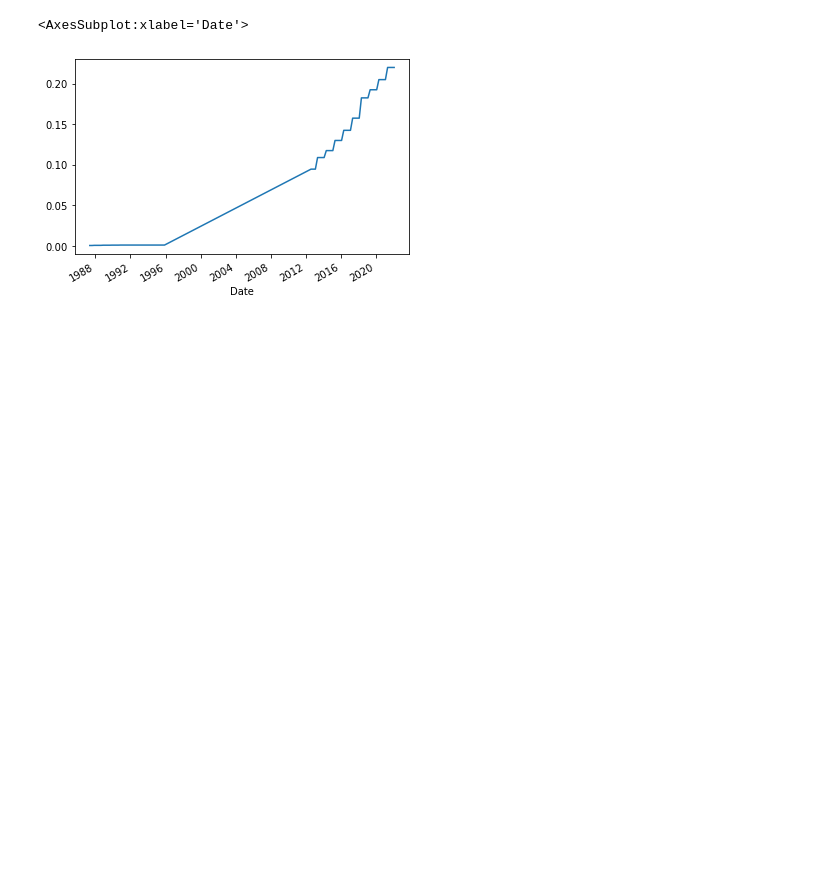
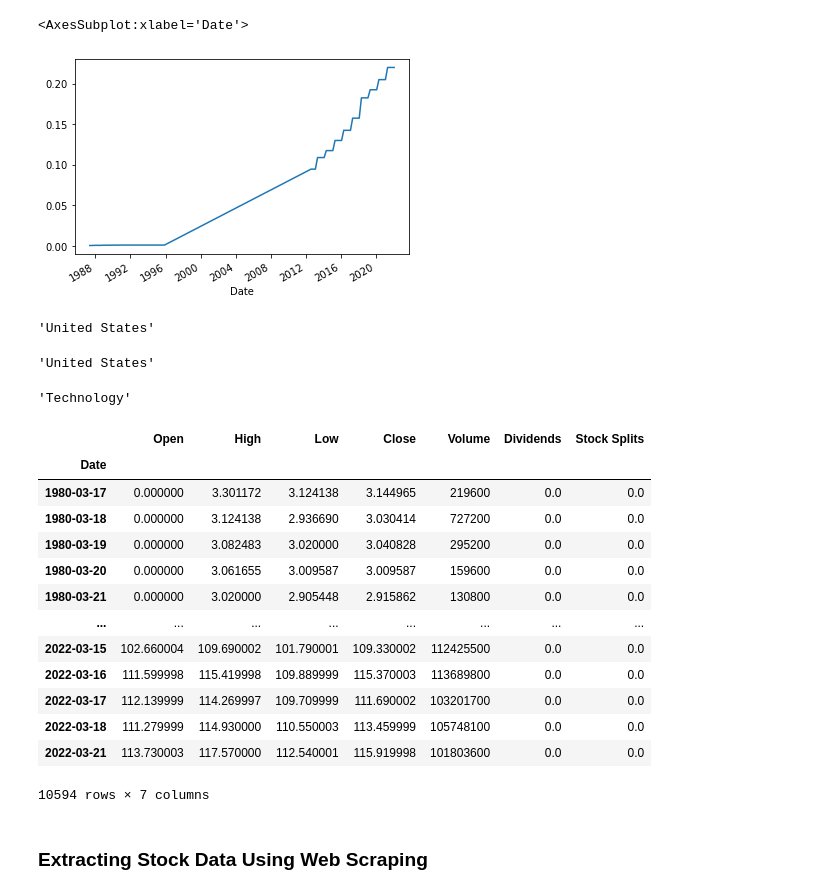
Before and after one commit to alexnguy/ExtractStockData, a Jupyter notebook: ExtractStockData.ipynb, the cells around one changed output. Cells and saved outputs as stored; diff of their text form; code cells hidden in the pictures; blank space fills up the shorter version.

```diff
--- a/ExtractStockData.ipynb
+++ b/ExtractStockData.ipynb
@@ -137,3 +141,8 @@ apple.dividends.plot()
 # %% [output]
 <AxesSubplot:xlabel='Date'>
 [figure]
+# %%
+amd = yf.Ticker("AMD")
+amd.info["country"]
+# %% [output]
+'United States'
@@ -139,0 +151,28 @@ apple.dividends.plot()
+# %%
+amd_info["country"]
+# %% [output]
+'United States'
+# %%
+amd_info["sector"]
+# %% [output]
+'Technology'
+# %%
+amd_history = amd.history(period="max")
+amd_history
+# %% [output]
+|  | Open | High | Low | Close | Volume | Dividends | Stock Splits |
+| Date |  |  |  |  |  |  |  |
+| 1980-03-17 | 0.000000 | 3.301172 | 3.124138 | 3.144965 | 219600 | 0.0 | 0.0 |
+| 1980-03-18 | 0.000000 | 3.124138 | 2.936690 | 3.030414 | 727200 | 0.0 | 0.0 |
+| 1980-03-19 | 0.000000 | 3.082483 | 3.020000 | 3.040828 | 295200 | 0.0 | 0.0 |
+| 1980-03-20 | 0.000000 | 3.061655 | 3.009587 | 3.009587 | 159600 | 0.0 | 0.0 |
+| 1980-03-21 | 0.000000 | 3.020000 | 2.905448 | 2.915862 | 130800 | 0.0 | 0.0 |
+| ... | ... | ... | ... | ... | ... | ... | ... |
+| 2022-03-15 | 102.660004 | 109.690002 | 101.790001 | 109.330002 | 112425500 | 0.0 | 0.0 |
+| 2022-03-16 | 111.599998 | 115.419998 | 109.889999 | 115.370003 | 113689800 | 0.0 | 0.0 |
+| 2022-03-17 | 112.139999 | 114.269997 | 109.709999 | 111.690002 | 103201700 | 0.0 | 0.0 |
+| 2022-03-18 | 111.279999 | 114.930000 | 110.550003 | 113.459999 | 105748100 | 0.0 | 0.0 |
+| 2022-03-21 | 113.730003 | 117.570000 | 112.540001 | 115.919998 | 101803600 | 0.0 | 0.0 |
+10594 rows × 7 columns
+# %% [markdown]
+### Extracting Stock Data Using Web Scraping
```
Also changed, not shown: parts of 12 cells of this notebook.
